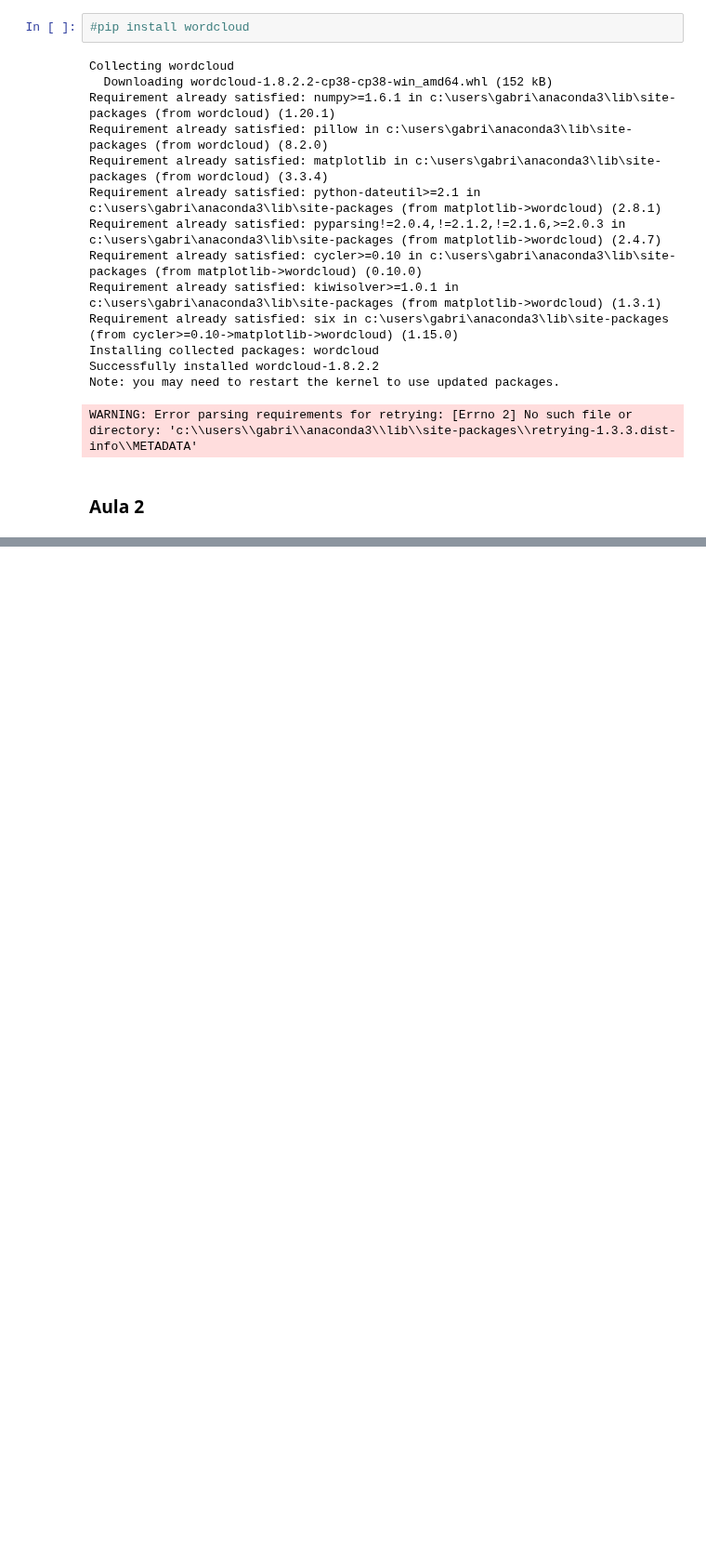
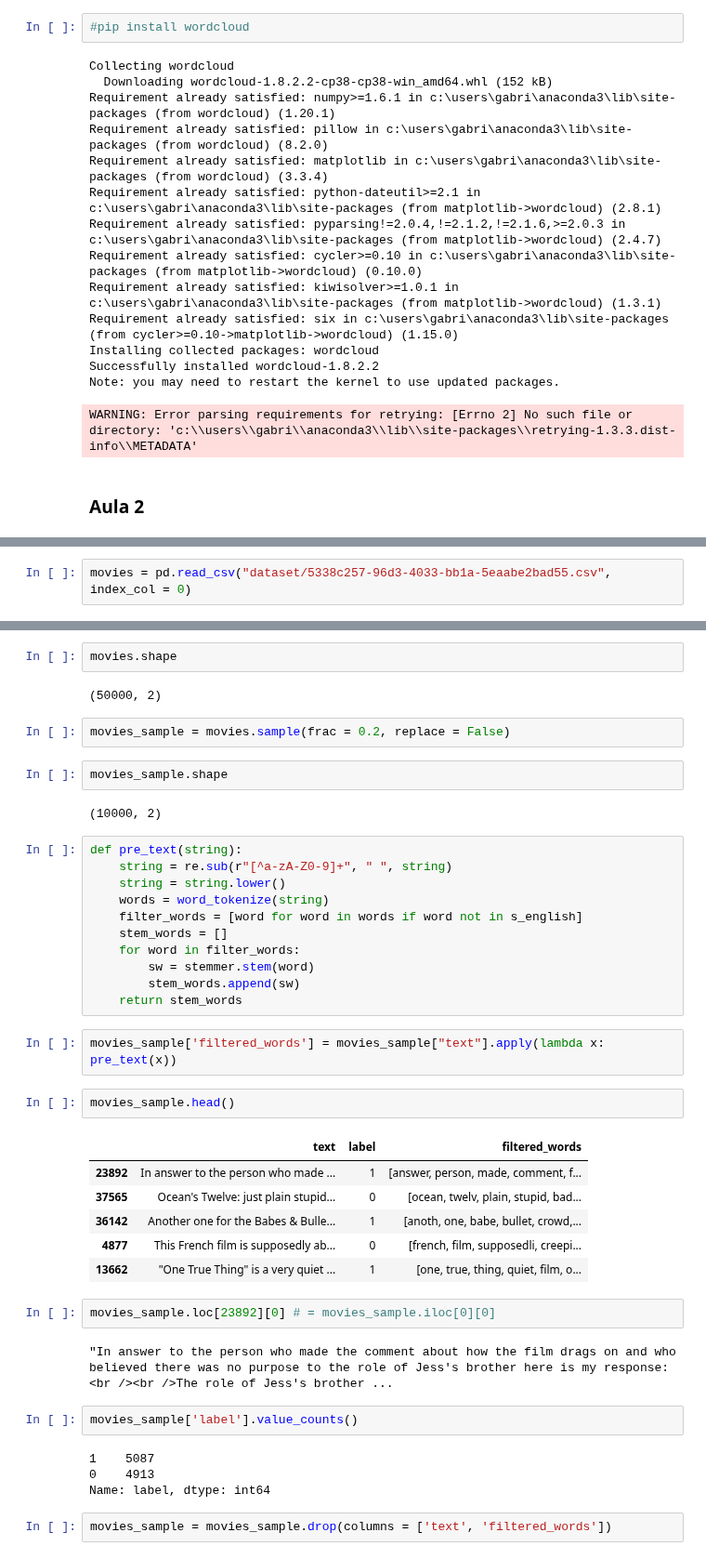
Before and after one commit to GabrielAsato/Curso_DS_Degree, a Jupyter notebook: Módulo 13 - Dados Não Estruturados II/Aula 2 anotações.ipynb, the cells around one changed output, grey strips where cells are left out. Shown at 93% size. Saved outputs shown, nothing was run; the diff lists cells and outputs as text; blank space fills up the shorter version.

```diff
--- a/Módulo 13 - Dados Não Estruturados II/Aula 2 anotações.ipynb
+++ b/Módulo 13 - Dados Não Estruturados II/Aula 2 anotações.ipynb
@@ -21,0 +232,2 @@ WARNING: Error parsing requirements for retrying: [Errno 2] No such file or dire
+# %%
+movies = pd.read_csv("dataset/5338c257-96d3-4033-bb1a-5eaabe2bad55.csv", index_col = 0)
@@ -21,0 +243,44 @@ WARNING: Error parsing requirements for retrying: [Errno 2] No such file or dire
+# %%
+movies.shape
+# %% [output]
+(50000, 2)
+# %%
+movies_sample = movies.sample(frac = 0.2, replace = False)
+# %%
+movies_sample.shape
+# %% [output]
+(10000, 2)
+# %%
+def pre_text(string):
+    string = re.sub(r"[^a-zA-Z0-9]+", " ", string)
+    string = string.lower()
+    words = word_tokenize(string)
+    filter_words = [word for word in words if word not in s_english]
+    stem_words = []
+    for word in filter_words:
+        sw = stemmer.stem(word)
+        stem_words.append(sw)
+    return stem_words
+# %%
+movies_sample['filtered_words'] = movies_sample["text"].apply(lambda x: pre_text(x))
+# %%
+movies_sample.head()
+# %% [output]
+|  | text | label | filtered_words |
+| 23892 | In answer to the person who made ... | 1 | [answer, person, made, comment, f... |
+| 37565 | Ocean's Twelve: just plain stupid... | 0 | [ocean, twelv, plain, stupid, bad... |
+| 36142 | Another one for the Babes & Bulle... | 1 | [anoth, one, babe, bullet, crowd,... |
+| 4877 | This French film is supposedly ab... | 0 | [french, film, supposedli, creepi... |
+| 13662 | "One True Thing" is a very quiet ... | 1 | [one, true, thing, quiet, film, o... |
+# %%
+movies_sample.loc[23892][0] # = movies_sample.iloc[0][0]
+# %% [output]
+"In answer to the person who made the comment about how the film drags on and who believed there was no purpose to the role of Jess's brother here is my response:<br /><br />The role of Jess's brother ...
+# %%
+movies_sample['label'].value_counts()
+# %% [output]
+1    5087
+0    4913
+Name: label, dtype: int64
+# %%
+movies_sample = movies_sample.drop(columns = ['text', 'filtered_words'])
```
Also changed, not shown: parts of 30 cells of this notebook, 2 other files.
